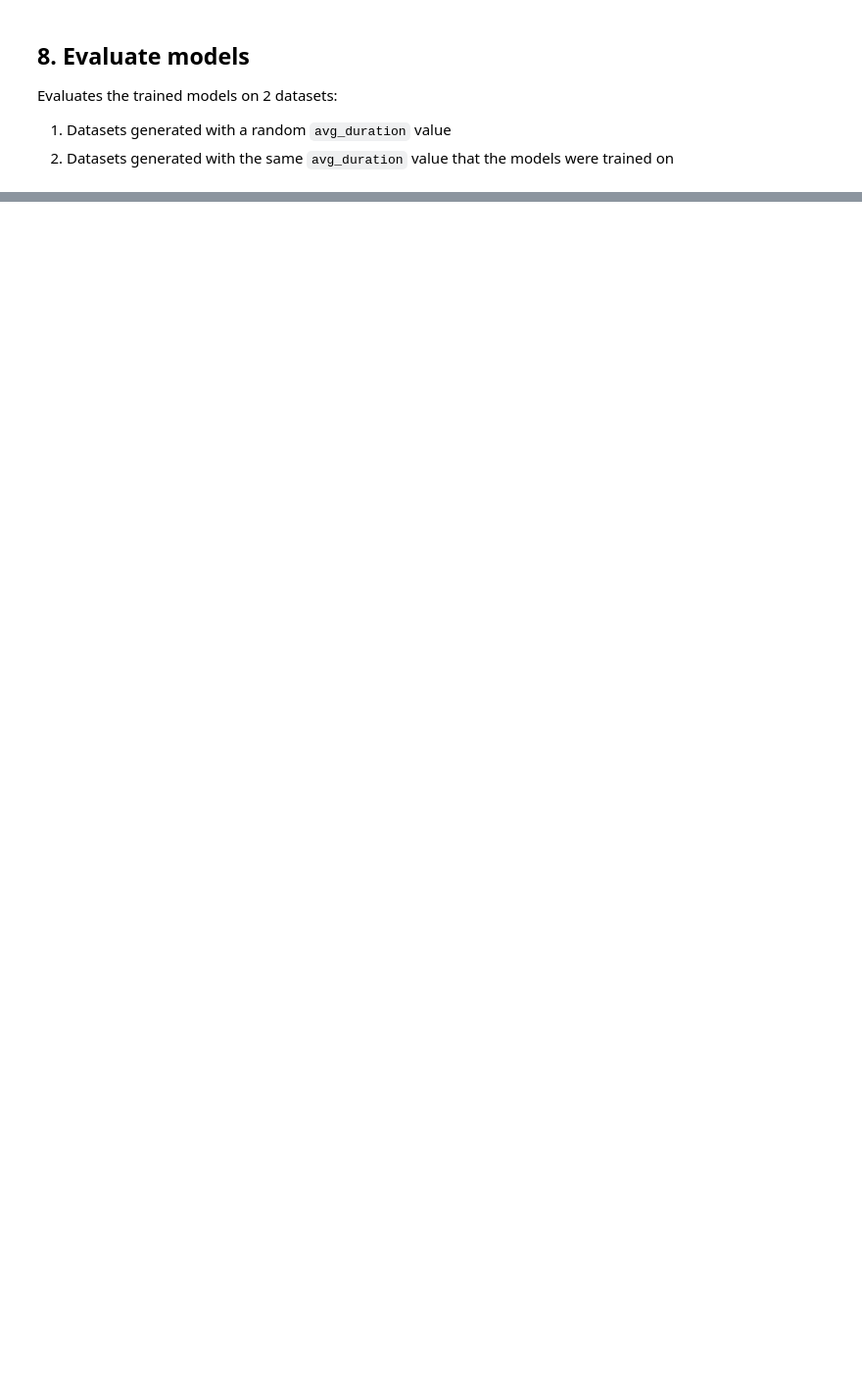
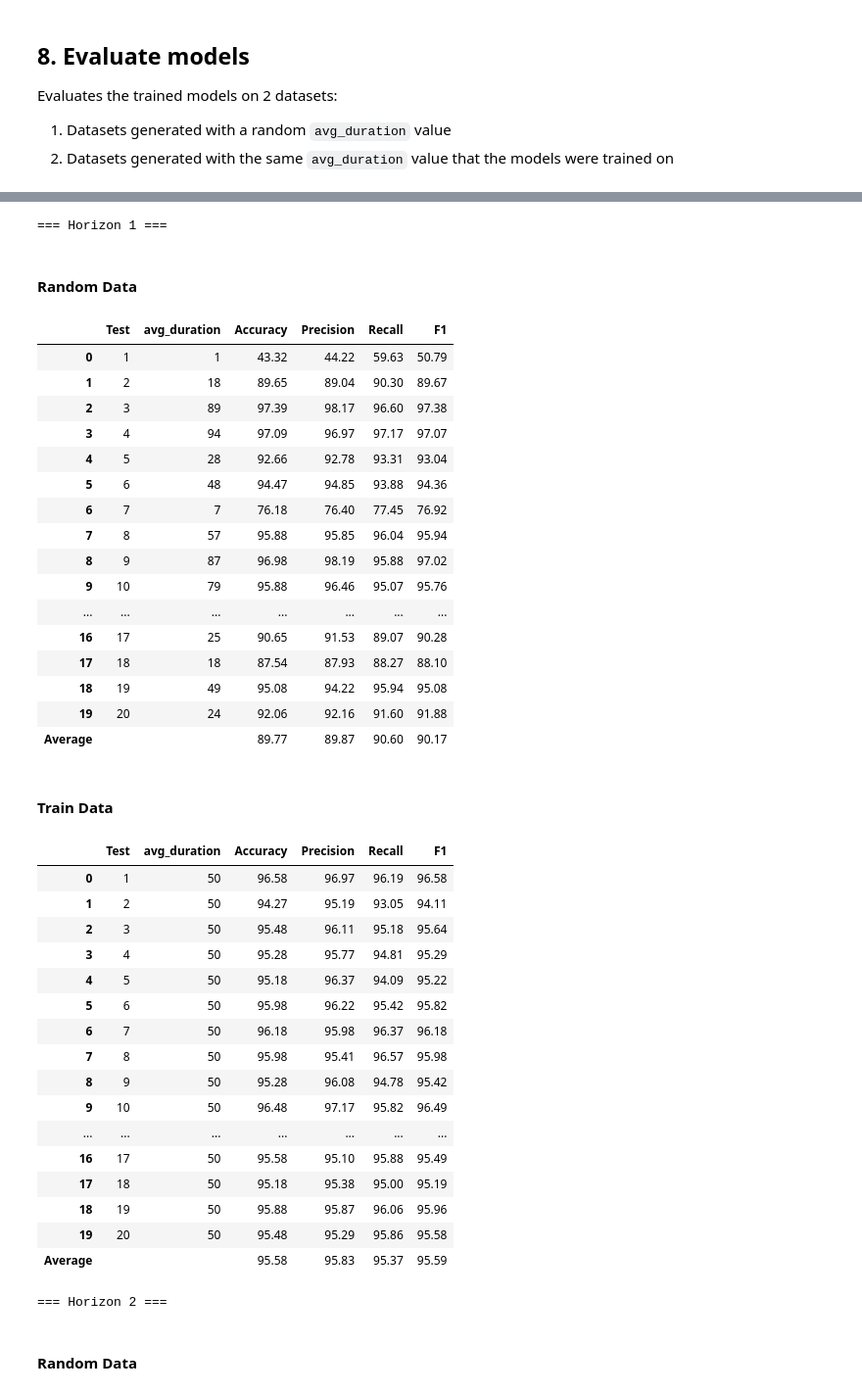
Before and after one commit to kd-kdev/cognitiveradio-lstm, a Jupyter notebook: CognitiveRadio_LSTM.ipynb, the cells around one changed output, grey strips where cells are left out. Shown at 98% size. Drawn from its saved outputs; the diff is of its cells as text; code cells hidden in the pictures; blank space fills up the shorter version.

```diff
--- a/CognitiveRadio_LSTM.ipynb
+++ b/CognitiveRadio_LSTM.ipynb
@@ -764,0 +718,66 @@ Average accuracy over 20 tests: 79.76%
+# %%
+# Display results as tables
+def display_results_tables(all_results):
+    """
+    Display the evaluation results stored in all_results dict
+    in nicely formatted tables for each horizon and test type.
+    """
+    for horizon, results in all_results.items():
+        print(f"\n=== Horizon {horizon} ===")
+        for test_type, df in results.items():
+            # Make a copy to avoid modifying original
+            df_display = df.copy()
+
+            # Replace "-" with empty string for better display
+            df_display.replace("-", "", inplace=True)
+
+            # Round metric columns to 2 decimals for readability
+            for col in ["Accuracy", "Precision", "Recall", "F1"]:
+                if col in df_display.columns:
+                    df_display[col] = df_display[col].apply(lambda x: f"{x:.2f}" if pd.notnull(x) else "")
+
+            display(HTML(f"<h4>{test_type.capitalize()} Data</h4>"))
+            display(df_display)
+
+
+display_results_tables(all_results)
+# %% [output]
+=== Horizon 1 ===
+Random Data
+|  | Test | avg_duration | Accuracy | Precision | Recall | F1 |
+| 0 | 1 | 1 | 43.32 | 44.22 | 59.63 | 50.79 |
+| 1 | 2 | 18 | 89.65 | 89.04 | 90.30 | 89.67 |
+| 2 | 3 | 89 | 97.39 | 98.17 | 96.60 | 97.38 |
+| 3 | 4 | 94 | 97.09 | 96.97 | 97.17 | 97.07 |
+| 4 | 5 | 28 | 92.66 | 92.78 | 93.31 | 93.04 |
+| 5 | 6 | 48 | 94.47 | 94.85 | 93.88 | 94.36 |
+| 6 | 7 | 7 | 76.18 | 76.40 | 77.45 | 76.92 |
+| 7 | 8 | 57 | 95.88 | 95.85 | 96.04 | 95.94 |
+| 8 | 9 | 87 | 96.98 | 98.19 | 95.88 | 97.02 |
+| 9 | 10 | 79 | 95.88 | 96.46 | 95.07 | 95.76 |
+| ... | ... | ... | ... | ... | ... | ... |
+| 16 | 17 | 25 | 90.65 | 91.53 | 89.07 | 90.28 |
+| 17 | 18 | 18 | 87.54 | 87.93 | 88.27 | 88.10 |
+| 18 | 19 | 49 | 95.08 | 94.22 | 95.94 | 95.08 |
+| 19 | 20 | 24 | 92.06 | 92.16 | 91.60 | 91.88 |
+| Average |  |  | 89.77 | 89.87 | 90.60 | 90.17 |
+Train Data
+|  | Test | avg_duration | Accuracy | Precision | Recall | F1 |
+| 0 | 1 | 50 | 96.58 | 96.97 | 96.19 | 96.58 |
+| 1 | 2 | 50 | 94.27 | 95.19 | 93.05 | 94.11 |
+| 2 | 3 | 50 | 95.48 | 96.11 | 95.18 | 95.64 |
+| 3 | 4 | 50 | 95.28 | 95.77 | 94.81 | 95.29 |
+| 4 | 5 | 50 | 95.18 | 96.37 | 94.09 | 95.22 |
+| 5 | 6 | 50 | 95.98 | 96.22 | 95.42 | 95.82 |
+| 6 | 7 | 50 | 96.18 | 95.98 | 96.37 | 96.18 |
+| 7 | 8 | 50 | 95.98 | 95.41 | 96.57 | 95.98 |
+| 8 | 9 | 50 | 95.28 | 96.08 | 94.78 | 95.42 |
+| 9 | 10 | 50 | 96.48 | 97.17 | 95.82 | 96.49 |
+| ... | ... | ... | ... | ... | ... | ... |
+| 16 | 17 | 50 | 95.58 | 95.10 | 95.88 | 95.49 |
+| 17 | 18 | 50 | 95.18 | 95.38 | 95.00 | 95.19 |
+| 18 | 19 | 50 | 95.88 | 95.87 | 96.06 | 95.96 |
+| 19 | 20 | 50 | 95.48 | 95.29 | 95.86 | 95.58 |
+| Average |  |  | 95.58 | 95.83 | 95.37 | 95.59 |
+=== Horizon 2 ===
+Random Data
```
Also changed, not shown: parts of 12 cells of this notebook.
